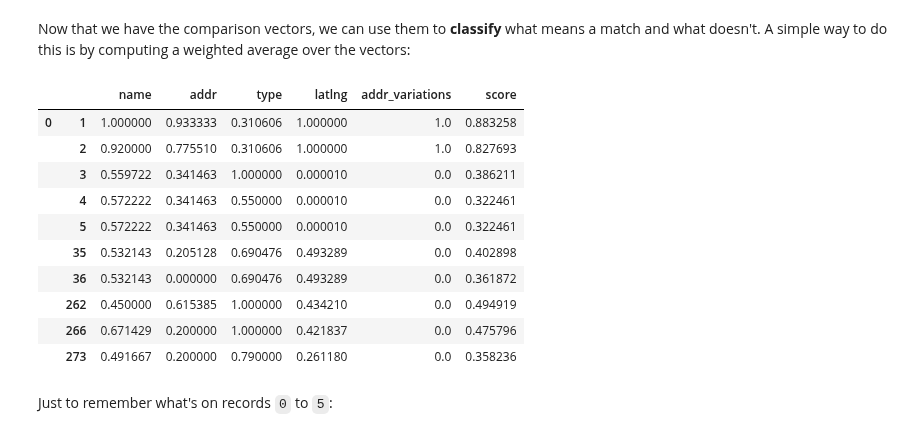
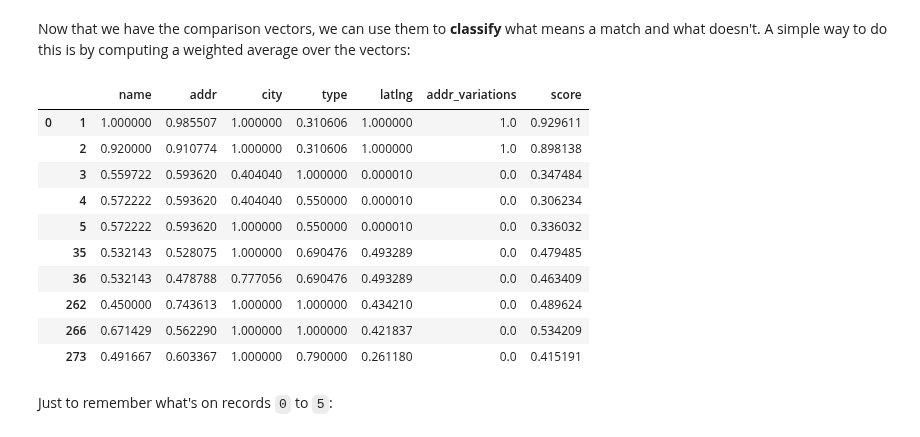
Before and after one commit to vintasoftware/deduplication-slides, a Jupyter notebook: slides.ipynb, the cells around one changed output. Drawn from its saved outputs; the diff is of its cells as text; code cells hidden in the pictures.

```diff
--- a/slides.ipynb
+++ b/slides.ipynb
@@ -319,12 +319,12 @@ full_addresses = [
 pprint.pprint(list(full_addresses))
 print()
 
-# full_addresses_latlng = []
-# with requests.Session() as session:
-#     for a in full_addresses:
-#         a_geocoded = geocoder.google(a, session=session)
-#         full_addresses_latlng.append(a_geocoded.latlng)
-# pprint.pprint(list(zip(full_addresses, full_addresses_latlng)))
+full_addresses_latlng = []
+with requests.Session() as session:
+    for a in full_addresses:
+        a_geocoded = geocoder.google(a, session=session)
+        full_addresses_latlng.append(a_geocoded.latlng)
+pprint.pprint(list(zip(full_addresses, full_addresses_latlng)))
 # %% [output]
 ['2066 Crist Drive, 94024, Los Altos, CALIFORNIA, US',
  '2066 Crist Dr, 94024, LOS ALTOS, CALIFORNIA, US',
@@ -605,7 +610,7 @@ if not os.path.exists(geocoding_filename):
 else:
     with open(geocoding_filename) as f:
         address_to_geocoding = json.load(f)
-#     geocode_addresses(address_to_geocoding)
+    geocode_addresses(address_to_geocoding)
 
 address_to_postal = {
     k: v['postal']
@@ -853,22 +864,22 @@ Now that we have the comparison vectors, we can use them to **classify** what me
 # %%
 scores = np.average(
     comparison_vectors.values,
     axis=1,
-    weights=[30, 20, 15, 20, 15])
+    weights=[30, 10, 5, 10, 30, 15])
 scored_comparison_vectors = comparison_vectors.assign(score=scores)
 scored_comparison_vectors.head(10)
 # %% [output]
-|  |  | name | addr | type | latlng | addr_variations | score |
-| 0 | 1 | 1.000000 | 0.933333 | 0.310606 | 1.000000 | 1.0 | 0.883258 |
-|  | 2 | 0.920000 | 0.775510 | 0.310606 | 1.000000 | 1.0 | 0.827693 |
-|  | 3 | 0.559722 | 0.341463 | 1.000000 | 0.000010 | 0.0 | 0.386211 |
-|  | 4 | 0.572222 | 0.341463 | 0.550000 | 0.000010 | 0.0 | 0.322461 |
-|  | 5 | 0.572222 | 0.341463 | 0.550000 | 0.000010 | 0.0 | 0.322461 |
-|  | 35 | 0.532143 | 0.205128 | 0.690476 | 0.493289 | 0.0 | 0.402898 |
-|  | 36 | 0.532143 | 0.000000 | 0.690476 | 0.493289 | 0.0 | 0.361872 |
-|  | 262 | 0.450000 | 0.615385 | 1.000000 | 0.434210 | 0.0 | 0.494919 |
-|  | 266 | 0.671429 | 0.200000 | 1.000000 | 0.421837 | 0.0 | 0.475796 |
-|  | 273 | 0.491667 | 0.200000 | 0.790000 | 0.261180 | 0.0 | 0.358236 |
+|  |  | name | addr | city | type | latlng | addr_variations | score |
+| 0 | 1 | 1.000000 | 0.985507 | 1.000000 | 0.310606 | 1.000000 | 1.0 | 0.929611 |
+|  | 2 | 0.920000 | 0.910774 | 1.000000 | 0.310606 | 1.000000 | 1.0 | 0.898138 |
+|  | 3 | 0.559722 | 0.593620 | 0.404040 | 1.000000 | 0.000010 | 0.0 | 0.347484 |
+|  | 4 | 0.572222 | 0.593620 | 0.404040 | 0.550000 | 0.000010 | 0.0 | 0.306234 |
+|  | 5 | 0.572222 | 0.593620 | 1.000000 | 0.550000 | 0.000010 | 0.0 | 0.336032 |
+|  | 35 | 0.532143 | 0.528075 | 1.000000 | 0.690476 | 0.493289 | 0.0 | 0.479485 |
+|  | 36 | 0.532143 | 0.478788 | 0.777056 | 0.690476 | 0.493289 | 0.0 | 0.463409 |
+|  | 262 | 0.450000 | 0.743613 | 1.000000 | 1.000000 | 0.434210 | 0.0 | 0.489624 |
+|  | 266 | 0.671429 | 0.562290 | 1.000000 | 1.000000 | 0.421837 | 0.0 | 0.534209 |
+|  | 273 | 0.491667 | 0.603367 | 1.000000 | 0.790000 | 0.261180 | 0.0 | 0.415191 |
 # %% [markdown]
 Just to remember what's on records `0` to `5`:
 # %%
```
Also changed, not shown: parts of 60 cells of this notebook, 3 other files.
